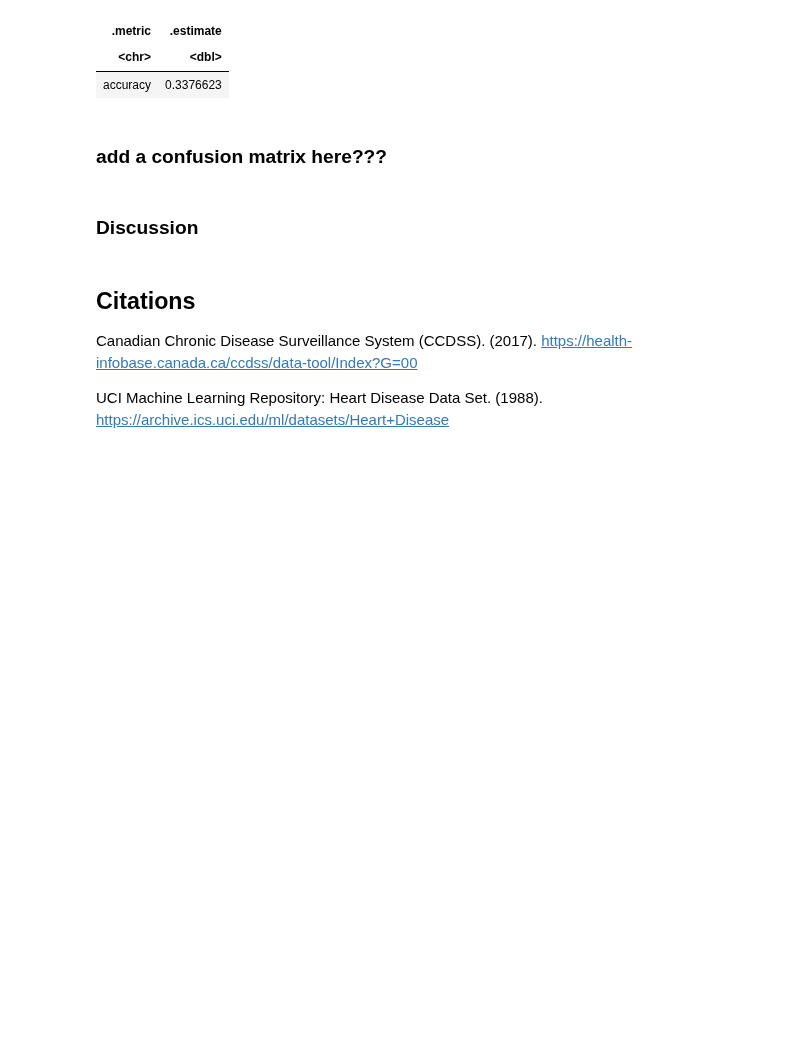
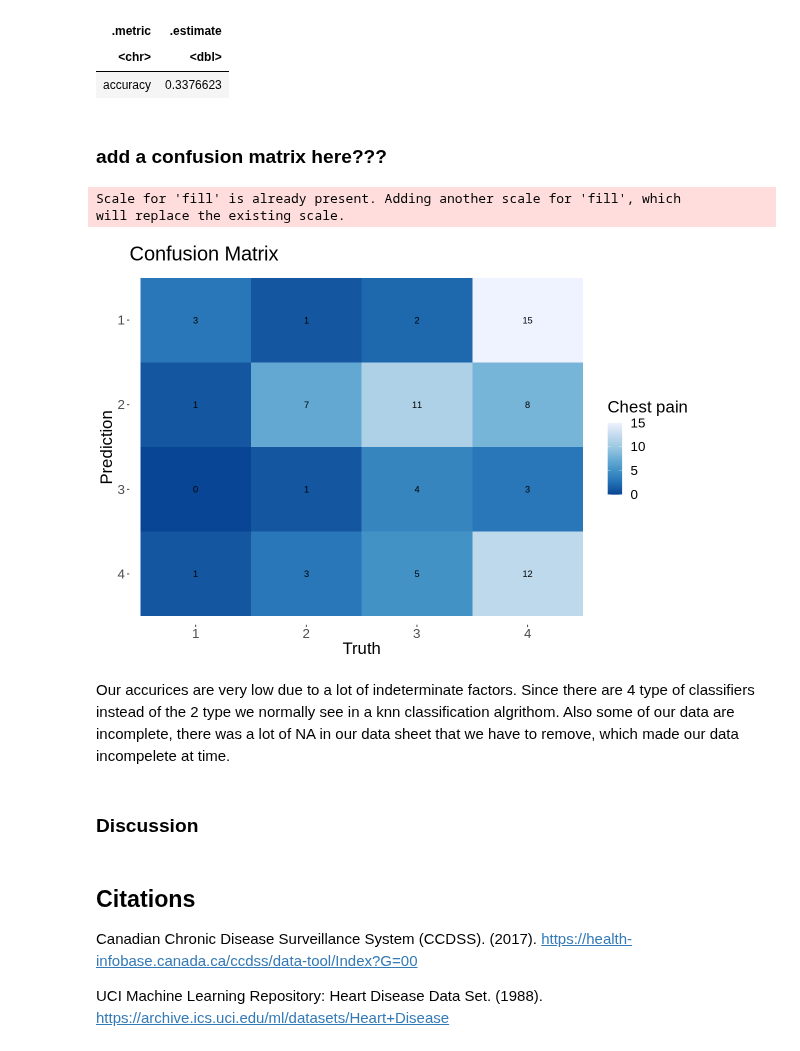
Before and after one commit to drkchu/chest-pain-classification, a Jupyter notebook: heart_disease.ipynb, the cells around one changed output. Drawn from its saved outputs; the diff is of its cells as text; code cells hidden in the pictures; blank space fills up the shorter version.

Commit message:
Added conf

```diff
--- a/heart_disease.ipynb
+++ b/heart_disease.ipynb
@@ -361,6 +396,21 @@ A tibble: 1 × 2
 | accuracy | 0.3376623 |
 # %% [markdown]
 ### add a confusion matrix here???
+# %%
+hd_cm <- heart_disease_predictions %>%
+    conf_mat(truth = cp, estimate = .pred_class)
+
+autoplot(hd_cm, type = "heatmap") +
+    scale_fill_distiller(name = "Chest pain") +
+    labs(title = "Confusion Matrix") +
+    theme(legend.position = "right", text = element_text(size = 20),
+          plot.caption = element_text(size = 20, hjust = 0))
+# %% [output]
+Scale for 'fill' is already present. Adding another scale for 'fill', which
+will replace the existing scale.
+[figure, added]
+# %% [markdown]
+Our accurices are very low due to a lot of indeterminate factors. Since there are 4 type of classifiers instead of the 2 type we normally see in a knn classification algrithom. Also some of our data are incomplete, there was a lot of NA in our data sheet that we have to remove, which made our data incompelete at time.
 # %% [markdown]
 ### Discussion
 # %% [markdown]
```
Also changed, not shown: parts of 2 cells of this notebook.
